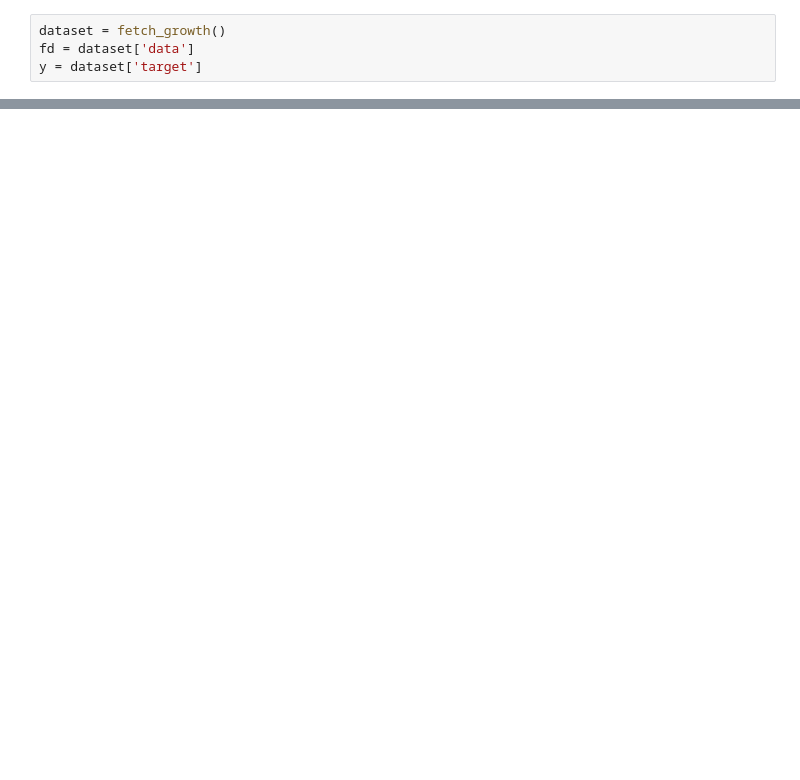
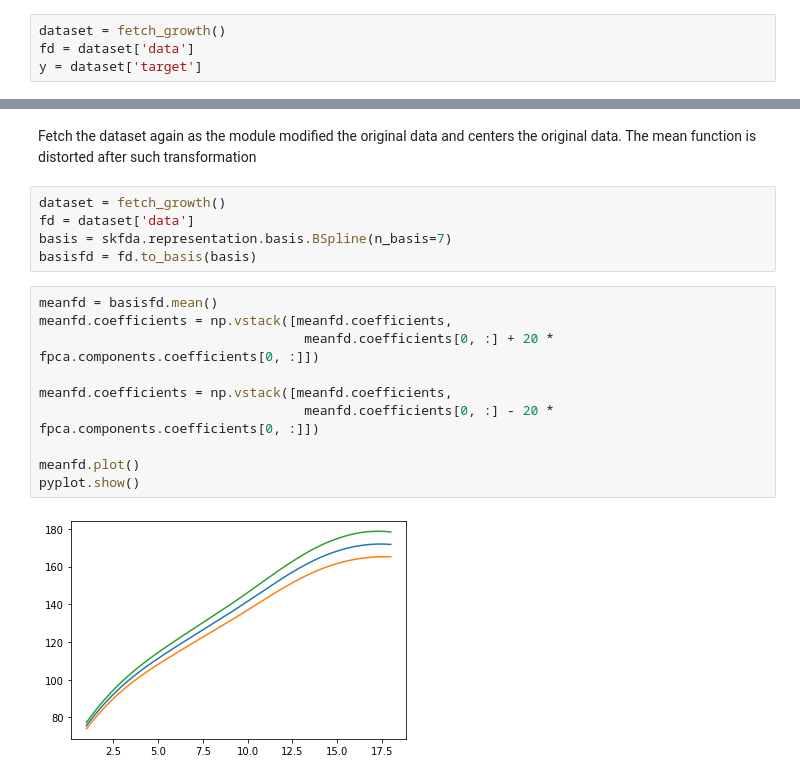
Before and after one commit to GAA-UAM/scikit-fda, a Jupyter notebook: skfda/exploratory/fpca/test.ipynb, the cells around one changed output, grey strips where cells are left out. Drawn from its saved outputs; the diff is of its cells as text; blank space fills up the shorter version.

```diff
--- a/skfda/exploratory/fpca/test.ipynb
+++ b/skfda/exploratory/fpca/test.ipynb
@@ -121,0 +74,20 @@ meanfd.plot()
+# %% [markdown]
+Fetch the dataset again as the module modified the original data and centers the original data.
+The mean function is distorted after such transformation
+# %%
+dataset = fetch_growth()
+fd = dataset['data']
+basis = skfda.representation.basis.BSpline(n_basis=7)
+basisfd = fd.to_basis(basis)
+# %%
+meanfd = basisfd.mean()
+meanfd.coefficients = np.vstack([meanfd.coefficients,
+                                  meanfd.coefficients[0, :] + 20 * fpca.components.coefficients[0, :]])
+
+meanfd.coefficients = np.vstack([meanfd.coefficients,
+                                  meanfd.coefficients[0, :] - 20 * fpca.components.coefficients[0, :]])
+
+meanfd.plot()
+pyplot.show()
+# %% [output]
+[figure, added]
```
Also changed, not shown: parts of 35 cells of this notebook, 1 other file.
